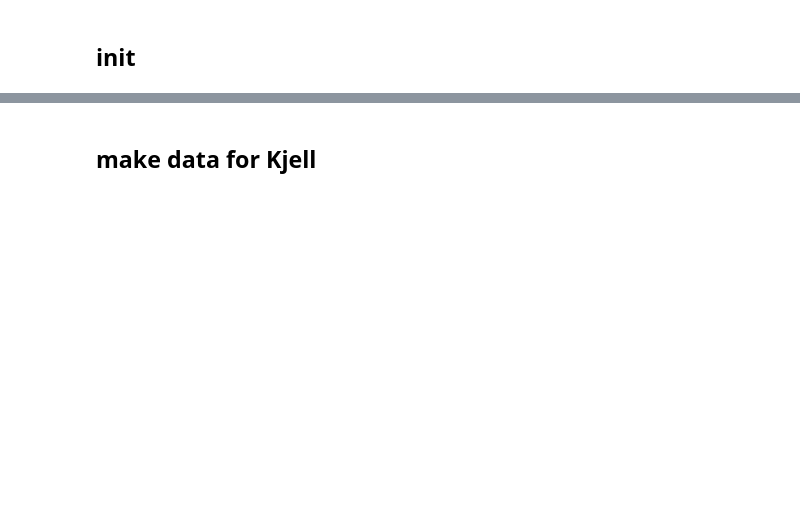
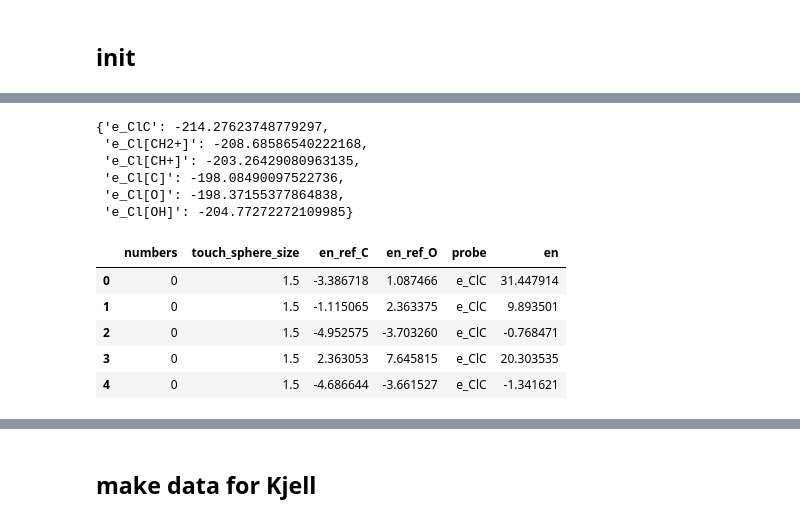
Before and after one commit to schwallergroup/CFT, a Jupyter notebook: notebooks/cft.ipynb, the cells around one changed output, grey strips where cells are left out. Drawn from its saved outputs; the diff is of its cells as text; code cells hidden in the pictures; blank space fills up the shorter version.

```diff
--- a/notebooks/cft.ipynb
+++ b/notebooks/cft.ipynb
@@ -40,0 +527,9 @@ array([[ 5.9666038 ,  5.95173031,  5.96291214],
+# %%
+ref_dict
+# %% [output]
+{'e_ClC': -214.27623748779297,
+ 'e_Cl[CH2+]': -208.68586540222168,
+ 'e_Cl[CH+]': -203.26429080963135,
+ 'e_Cl[C]': -198.08490097522736,
+ 'e_Cl[O]': -198.37155377864838,
+ 'e_Cl[OH]': -204.77272272109985}
@@ -40,0 +586,31 @@ array([[ 5.9666038 ,  5.95173031,  5.96291214],
+# %%
+import pandas as pd
+
+# Identify all e_ columns
+e_cols = [c for c in df.columns if c.startswith('e_')]
+
+# Reference columns
+ref_cols = ['e_Cl[C]', 'e_Cl[O]']
+
+# Non-reference e_ columns to melt
+melt_cols = [c for c in e_cols if c not in ref_cols]
+
+# Melt non-reference e_ columns
+df_long = df.melt(
+    id_vars=['numbers', 'touch_sphere_size'] + ref_cols,
+    value_vars=melt_cols,
+    var_name='probe',
+    value_name='en'
+)
+
+# Keep both reference columns as separate en_ref columns
+df_long = df_long.rename(columns={'e_Cl[C]': 'en_ref_C', 'e_Cl[O]': 'en_ref_O'})
+
+df_long.head()
+# %% [output]
+|  | numbers | touch_sphere_size | en_ref_C | en_ref_O | probe | en |
+| 0 | 0 | 1.5 | -3.386718 | 1.087466 | e_ClC | 31.447914 |
+| 1 | 0 | 1.5 | -1.115065 | 2.363375 | e_ClC | 9.893501 |
+| 2 | 0 | 1.5 | -4.952575 | -3.703260 | e_ClC | -0.768471 |
+| 3 | 0 | 1.5 | 2.363053 | 7.645815 | e_ClC | 20.303535 |
+| 4 | 0 | 1.5 | -4.686644 | -3.661527 | e_ClC | -1.341621 |
```
Also changed, not shown: parts of 84 cells of this notebook, 1 other file.
